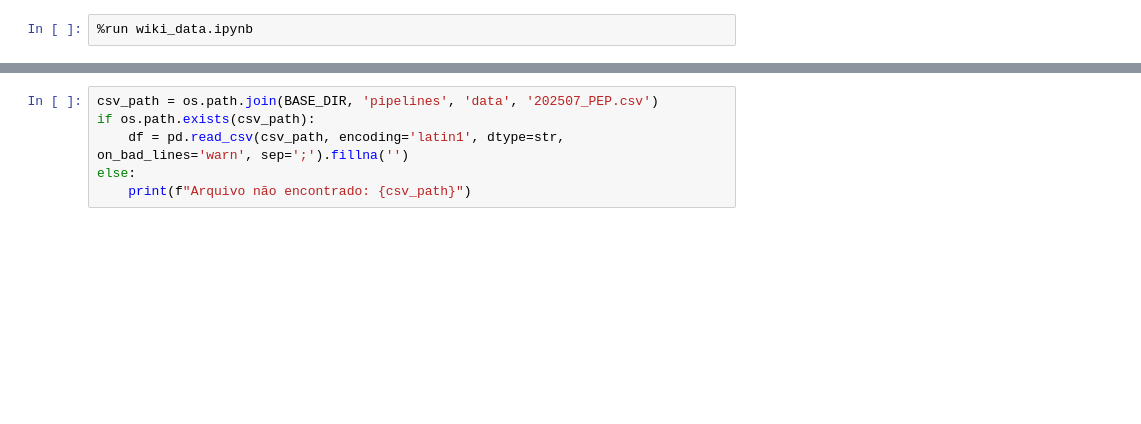
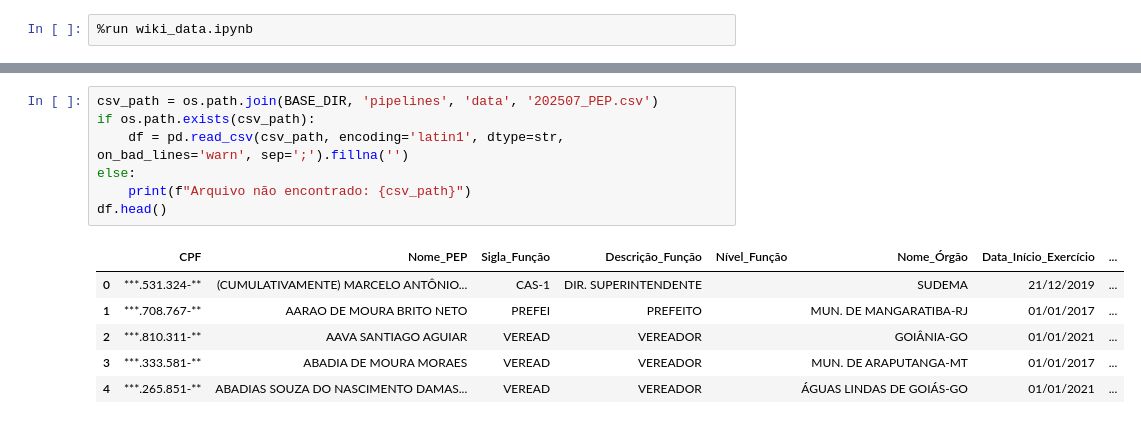
Before and after one commit to luizafcamerini/Projeto-Final-2, a Jupyter notebook: tcc/pipelines/notebooks/insert_data.ipynb, the cells around one changed output, grey strips where cells are left out. Saved outputs shown, nothing was run; the diff lists cells and outputs as text; blank space fills up the shorter version.

```diff
--- a/tcc/pipelines/notebooks/insert_data.ipynb
+++ b/tcc/pipelines/notebooks/insert_data.ipynb
@@ -59,9 +76,17 @@ def relaciona_cargo_pessoa_organizacao(cargo: Cargo, pessoa: Pessoa, org:Organiz
 # %%
 csv_path = os.path.join(BASE_DIR, 'pipelines', 'data', '202507_PEP.csv')
 if os.path.exists(csv_path):
 	df = pd.read_csv(csv_path, encoding='latin1', dtype=str, on_bad_lines='warn', sep=';').fillna('')
 else:
 	print(f"Arquivo não encontrado: {csv_path}")
+df.head()
+# %% [output]
+|  | CPF | Nome_PEP | Sigla_Função | Descrição_Função | Nível_Função | Nome_Órgão | Data_Início_Exercício | ... |
+| 0 | ***.531.324-** | (CUMULATIVAMENTE) MARCELO ANTÔNIO... | CAS-1 | DIR. SUPERINTENDENTE |  | SUDEMA | 21/12/2019 | ... |
+| 1 | ***.708.767-** | AARAO DE MOURA BRITO NETO | PREFEI | PREFEITO |  | MUN. DE MANGARATIBA-RJ | 01/01/2017 | ... |
+| 2 | ***.810.311-** | AAVA SANTIAGO AGUIAR | VEREAD | VEREADOR |  | GOIÂNIA-GO | 01/01/2021 | ... |
+| 3 | ***.333.581-** | ABADIA DE MOURA MORAES | VEREAD | VEREADOR |  | MUN. DE ARAPUTANGA-MT | 01/01/2017 | ... |
+| 4 | ***.265.851-** | ABADIAS SOUZA DO NASCIMENTO DAMAS... | VEREAD | VEREADOR |  | ÁGUAS LINDAS DE GOIÁS-GO | 01/01/2021 | ... |
 # %%
 for index, row in df.iterrows():
     nome = row['Nome_PEP']
```
Also changed, not shown: parts of 3 cells of this notebook, 2 other files.
